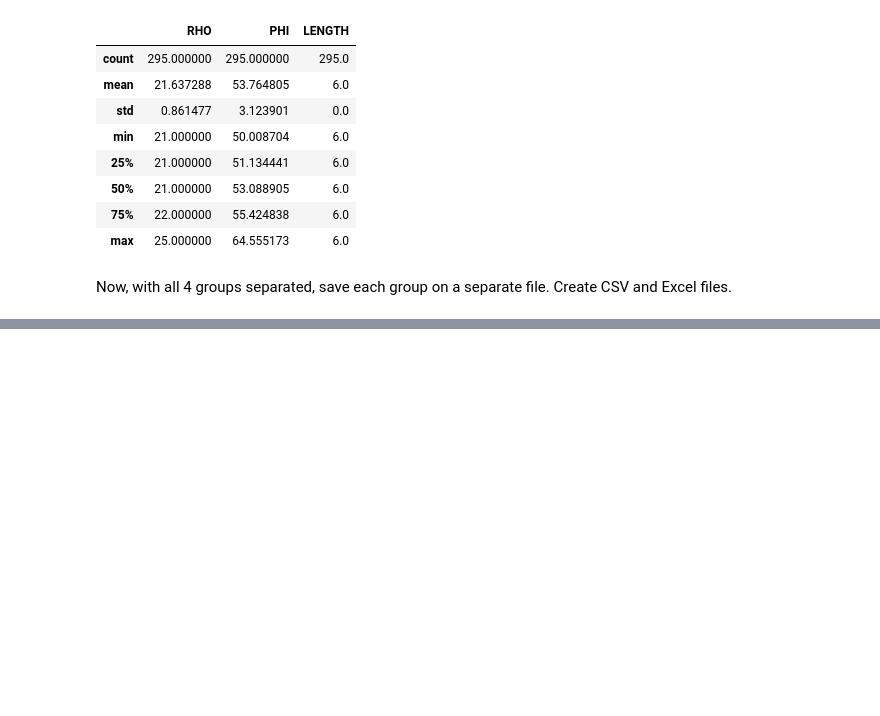
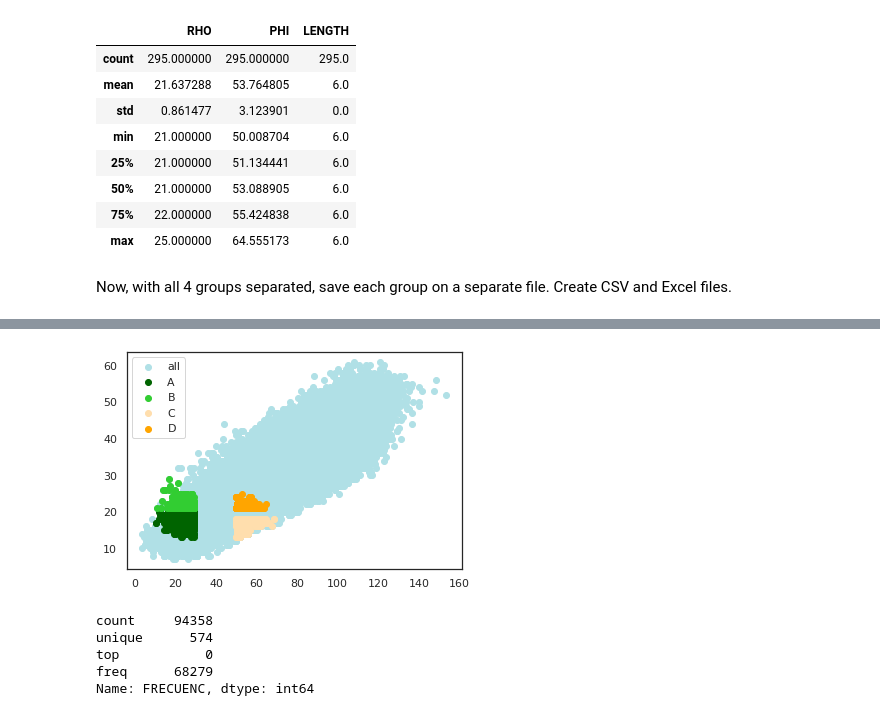
Before and after one commit to wakaru44/letter_counting, a Jupyter notebook: code/Letter Counting.ipynb, the cells around one changed output, grey strips where cells are left out. Saved outputs shown, nothing was run; the diff lists cells and outputs as text; code cells hidden in the pictures; blank space fills up the shorter version.

```diff
--- a/code/Letter Counting.ipynb
+++ b/code/Letter Counting.ipynb
@@ -684,7 +672,7 @@ def build_word_group_b(dataset):
     #print(len(wordsaphi))
     # filter_rho
     alcanze = words.RHO.max() - words.RHO.min()
-    lim_min_rho = (( alcanze / 4 ) * 2 ) + words.RHO.min()
+    lim_min_rho = (( alcanze / 2 ) * 1 ) + words.RHO.min()
     lim_max_rho = 9999
     wordsrho = wordsaphi.loc[wordsaphi["RHO"].apply(lambda x: filter_rho(x,lim_min_rho,lim_max_rho) )]
     #print(len(wordsrho))
@@ -838,0 +845,32 @@ TypeError: ufunc 'isnan' not supported for the input types, and the inputs could
+# %%
+### EXPERIMENT
+## Trying to plot multiple datasets, in one graph,
+## each with a different color.
+
+import itertools
+import numpy as np
+import matplotlib.pyplot as plt
+import matplotlib.cm as cm
+
+selection = 0
+# remove words with too much frequency
+selection = data.loc[data["FRECUENC"].apply(lambda x: filter_freq(x,0,15000))]
+
+
+# see colors https://i.stack.imgur.com/lFZum.png
+plt.scatter(selection.PHI,selection.RHO, color = "powderblue", label="all")
+plt.scatter(groupA.PHI,groupA.RHO, color = "darkgreen", label="A")
+plt.scatter(groupB.PHI,groupB.RHO, color = "limegreen", label="B")
+plt.scatter(groupC.PHI,groupC.RHO, color = "navajowhite", label="C")
+plt.scatter(groupD.PHI,groupD.RHO, color = "orange", label="D")
+plt.legend()
+plt.show()
+
+selection.FRECUENC.describe()
+# %% [output]
+[figure, added]
+count     94358
+unique      574
+top           0
+freq      68279
+Name: FRECUENC, dtype: int64
```
Also changed, not shown: parts of 16 cells of this notebook, 1 other file.
